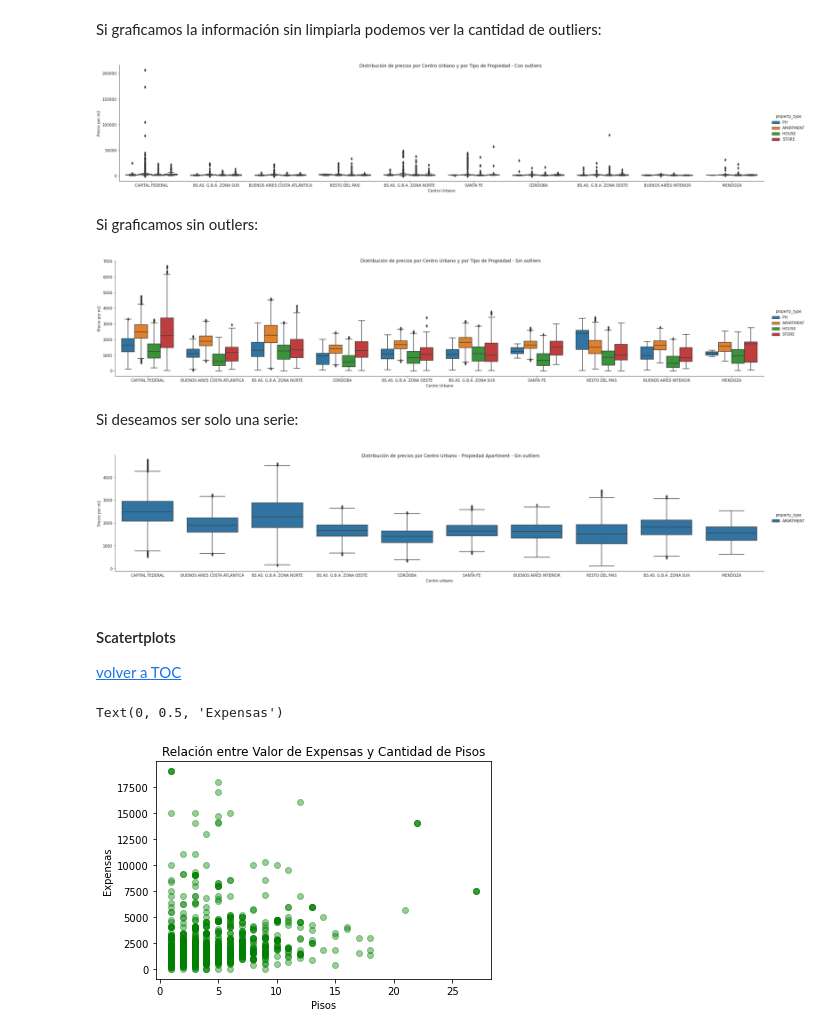
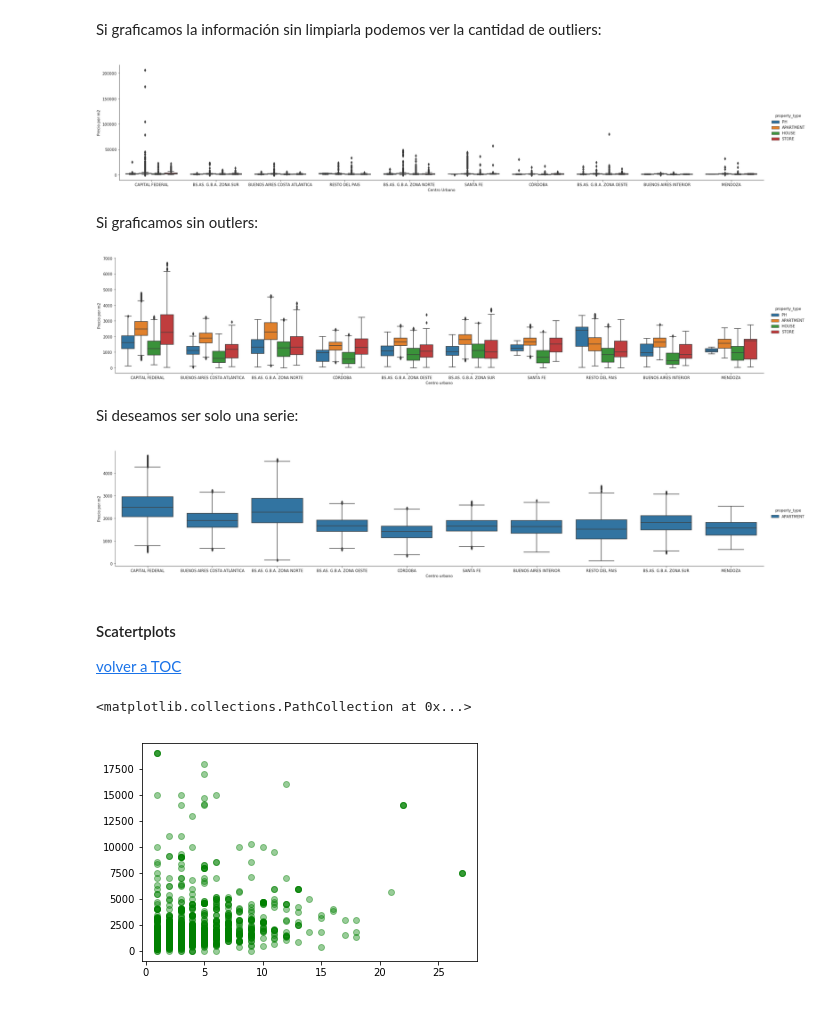
Before and after one commit to varelapablos/Desafio1-G3, a Jupyter notebook: Notebook_Alan.ipynb, the cells around one changed output. Saved outputs shown, nothing was run; the diff lists cells and outputs as text; code cells hidden in the pictures.

```diff
--- a/Notebook_Alan.ipynb
+++ b/Notebook_Alan.ipynb
@@ -918,0 +931,3 @@ Usaremos regex para tratar de rellenar ese campo. Tambien podeos crear una colum
+# %%
+# Se crea nueva columna 'rooms_regex_title' que obtiene valores de rooms de 'title'
+data['rooms_regex_title'] = data['title'].apply(find_room)
@@ -918,0 +954,3 @@ Usaremos regex para tratar de rellenar ese campo. Tambien podeos crear una colum
+# %%
+# Para los valores nulos de 'rooms', se le asigna los valores obtenidos por regex
+data.loc[data['rooms'].isnull(), 'rooms'] = data['rooms_regex_title']
@@ -1804,6 +1878,6 @@ data.pivot_table(index = 'state_name', columns = 'property_type', aggfunc = {'ex
 Podemos ver que en Mendoza y Salta tienen un valor exageradamente alto para expensas. Veremos dichos outliers:
 # %%
 # Analizamos Mendoza en particular los apartment que tienen la mayor expensa:
-data_mendoza = data.loc[(data['state_name'] == 'Mendoza') & (data['property_type'] == 'apartment'), :]
+data_mendoza = data.loc[(data['state_name'] == 'MENDOZA') & (data['property_type'] == 'APARTMENT'), :]
 data_mendoza['expenses'].describe()
 # %% [output]
@@ -1893,7 +1975,7 @@ Series([], Name: expenses, dtype: float64)
 #serie_mendoza_expenses.fillna(no_outliers_expenses_mendoza_mean, inplace=True)
 # %%
 # Guardamos la modificación en el dataframe original:
-data.loc[(data['state_name'] == 'Mendoza') & (data['property_type'] == 'apartment'), 'expenses'] = serie_mendoza_expenses
+data.loc[(data['state_name'] == 'MENDOZA') & (data['property_type'] == 'APARTMENT'), 'expenses'] = serie_mendoza_expenses
 
 # Volvemos arealizar la sumarizada y vemos lo datos de Mendoza:
 # Realizamos una sumarizada:
@@ -2012,19 +2091,17 @@ with sns.axes_style(style='ticks'):
     g = sns.catplot("centro_urbano", "price_usd_per_m2",'property_type' , data=data, kind="box", aspect=5.0)
                         # Si queremos aplicar algun filtro:               data.loc[(data['property_type'] == 'HOUSE') & (data['centro_urbano'] != 'CAPITAL FEDERAL'), :]
     g.set_axis_labels("Centro Urbano", "Precio por m2");
-    g.fig.suptitle("Distribución de precios por Centro Urbano y por Tipo de Propiedad - Con outliers")
 # %% [output]
-[figure, old version]
+[figure, new version]
 # %% [markdown]
 Si graficamos sin outlers:
 # %%
 # Gráfico de distribución caja con bigotes con CATPLOT:
 with sns.axes_style(style='ticks'):
     g = sns.catplot("centro_urbano", "price_usd_per_m2",'property_type', data=data_sin_outliers, kind="box", aspect=5.0)
-    g.set_axis_labels("Centro Urbano", "Precio por m2");
-    g.fig.suptitle("Distribución de precios por Centro Urbano y por Tipo de Propiedad - Sin outliers")
+    g.set_axis_labels("Centro urbano", "Precio por m2");
 # %% [output]
-[figure, old version]
+[figure, new version]
 # %% [markdown]
 Si deseamos ser solo una serie:
 # %%
@@ -2032,9 +2109,8 @@ Si deseamos ser solo una serie:
 with sns.axes_style(style='ticks'):
     g = sns.catplot("centro_urbano", "price_usd_per_m2",'property_type', data=data_sin_outliers[data_sin_outliers['property_type'] == 'APARTMENT'], kind="box", aspect=5.0)
     g.set_axis_labels("Centro urbano", "Precio por m2");
-    g.fig.suptitle("Distribución de precios por Centro Urbano - Propiedad Apartment - Sin outliers")
 # %% [output]
-[figure, old version]
+[figure, new version]
 # %% [markdown]
 #### Scatertplots
 
@@ -2042,15 +2118,12 @@ with sns.axes_style(style='ticks'):
 # %%
 fig = plt.figure()
 # creo los axes
 ax = plt.axes()
 # dibujo en axes:
 ax.scatter(data['floor'], data['expenses'], marker = 'o', color = "green", alpha = 0.4)
-plt.title("Relación entre Valor de Expensas y Cantidad de Pisos")
-plt.xlabel("Pisos")
-plt.ylabel("Expensas")
 # %% [output]
-Text(0, 0.5, 'Expensas')
+<matplotlib.collections.PathCollection at 0x...>
-[figure, old version]
+[figure, new version]
 # %%
 fig = plt.figure()
 # creo los axes
```
Also changed, not shown: parts of 44 cells of this notebook.
